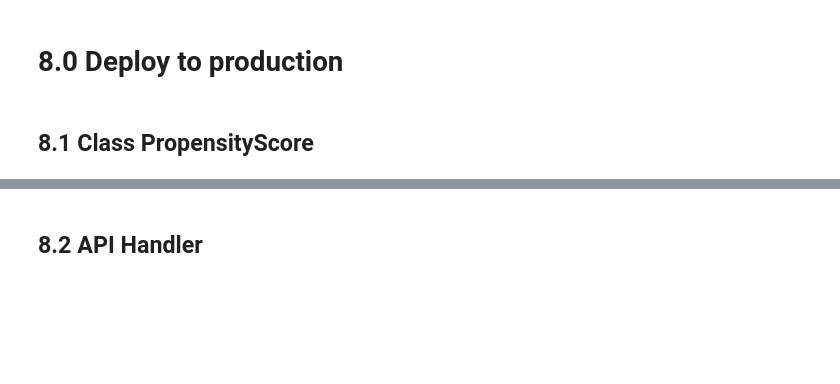
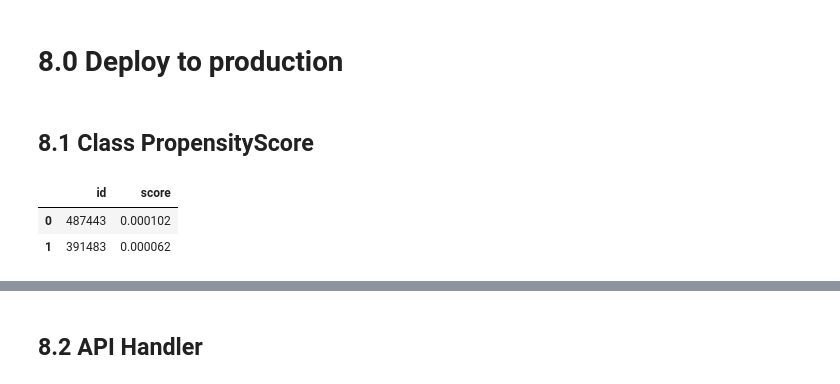
Before and after one commit to RafaelLuckner/Propensao_Compra, a Jupyter notebook: notebooks/propensao_projeto.ipynb, the cells around one changed output, grey strips where cells are left out. Saved outputs shown, nothing was run; the diff lists cells and outputs as text; code cells hidden in the pictures; blank space fills up the shorter version.

```diff
--- a/notebooks/propensao_projeto.ipynb
+++ b/notebooks/propensao_projeto.ipynb
@@ -1210,11 +1213,16 @@ class PropensityScore():
 
         return df.to_json(orient = 'records', date_format='iso')
 # %%
-ps = PropensityScore(data_test)
+ps = PropensityScore(data_test.sample(2))
 
 model = pickle.load(open("../src/models/rf.pkl", "rb"))
 
 
 ps.rename_cols()
 ps.transform()
 predict = ps.predict(model)
+pd.DataFrame(json.loads(predict))[['id', 'score']]
+# %% [output]
+|  | id | score |
+| 0 | 487443 | 0.000102 |
+| 1 | 391483 | 0.000062 |
```
Also changed, not shown: parts of 5 cells of this notebook, 2 other files.
